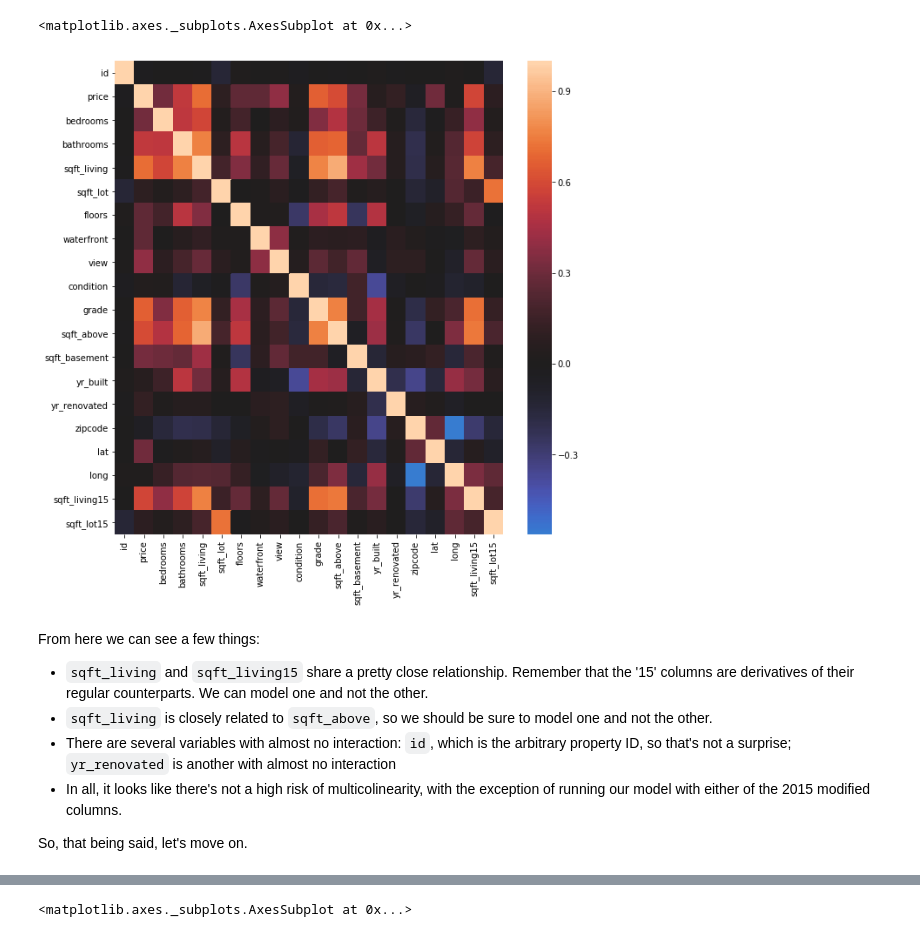
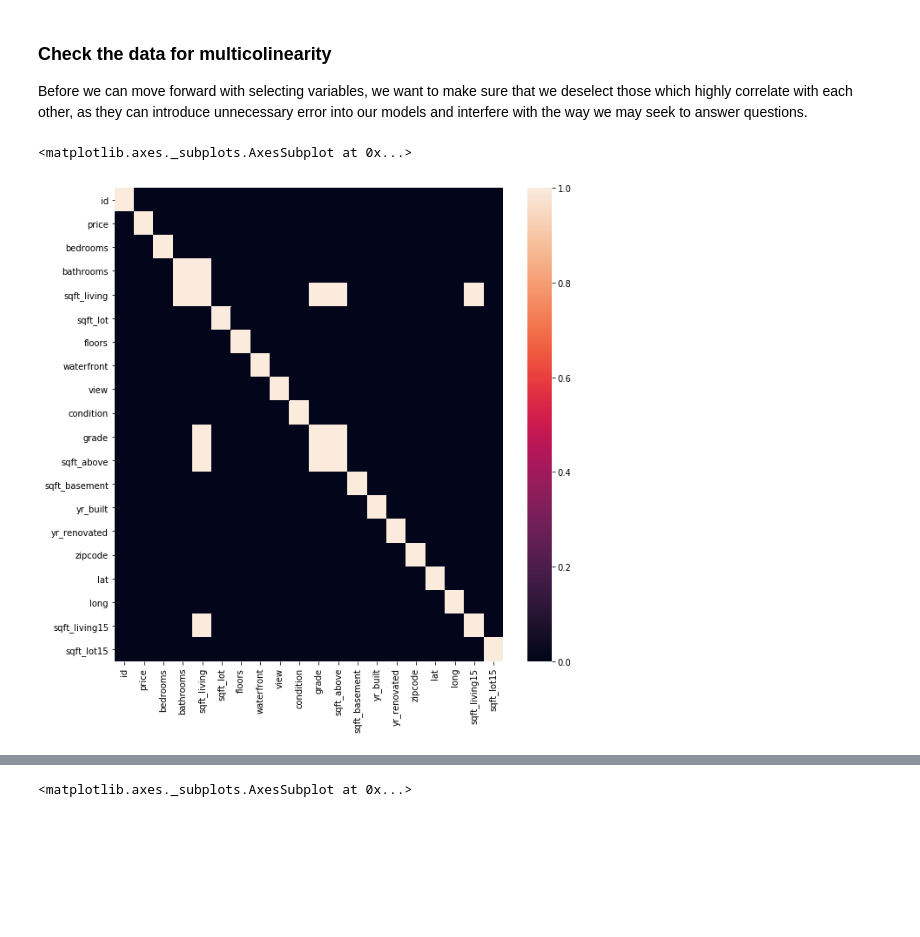
Before and after one commit to CjMullins87/M01-Project, a Jupyter notebook: EDA.ipynb, the cells around one changed output, grey strips where cells are left out. Drawn from its saved outputs; the diff is of its cells as text; code cells hidden in the pictures; blank space fills up the shorter version.

Commit message:
Updates to EDA w/ new heatmap, new colinearity test. Reintegrated w/ csv export from 'Cleaning' notebook instead of the pkl.

```diff
--- a/EDA.ipynb
+++ b/EDA.ipynb
@@ -36,4 +15,4 @@ ls
 # %%
-df = pd.read_pickle('df_truncated.pkl')
+df = pd.read_csv('df_cleaned.csv')
 df.head()
 # %% [output]
@@ -50,0 +26,3 @@ Let's focus for right now on making this dataset more easy to manage - trying to
+# %%
+df.drop('Unnamed: 0', axis = 1, inplace = True)
+df.head()
@@ -50,0 +37,3 @@ Let's focus for right now on making this dataset more easy to manage - trying to
+# %%
+df['date'] = pd.to_datetime(df.date)
+df.dtypes
@@ -51,15 +58,10 @@ Let's focus for right now on making this dataset more easy to manage - trying to
+# %% [markdown]
+### Check the data for multicolinearity
+
+Before we can move forward with selecting variables, we want to make sure that we deselect those which highly correlate with each other, as they can introduce unnecessary error into our models and interfere with the way we may seek to answer questions.
 # %%
-plt.figure(figsize=[10,10])
-sns.heatmap(df.corr(), center = 0)
+fig = plt.figure(figsize=(10,10))
+sns.heatmap(df.corr() > 0.75)
 # %% [output]
 <matplotlib.axes._subplots.AxesSubplot at 0x...>
-[figure, old version]
+[figure, new version]
-# %% [markdown]
-From here we can see a few things:
-
-* `sqft_living` and `sqft_living15` share a pretty close relationship. Remember that the '15' columns are derivatives of their regular counterparts. We can model one and not the other.
-*  `sqft_living` is closely related to `sqft_above`, so we should be sure to model one and not the other.
-* There are several variables with almost no interaction: `id`, which is the arbitrary property ID, so that's not a surprise; `yr_renovated` is another with almost no interaction
-* In all, it looks like there's not a high risk of multicolinearity, with the exception of running our model with either of the 2015 modified columns.
-
-So, that being said, let's move on.
```
Also changed, not shown: parts of 14 cells of this notebook.
